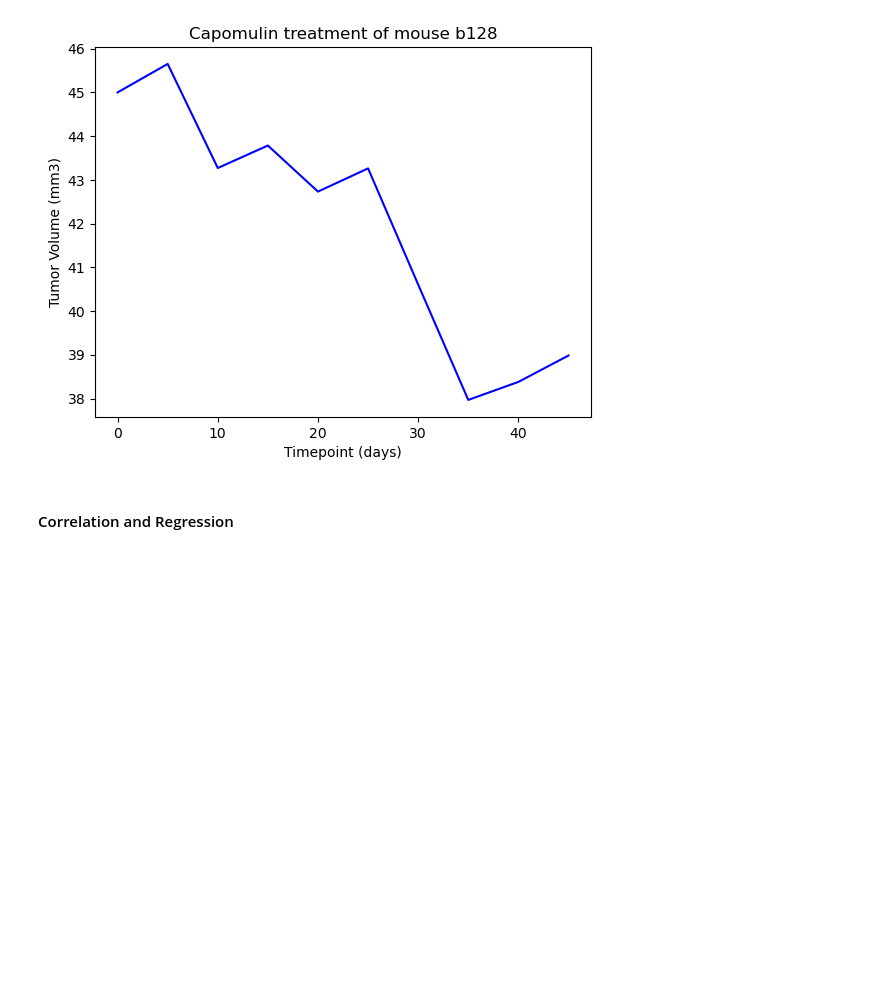
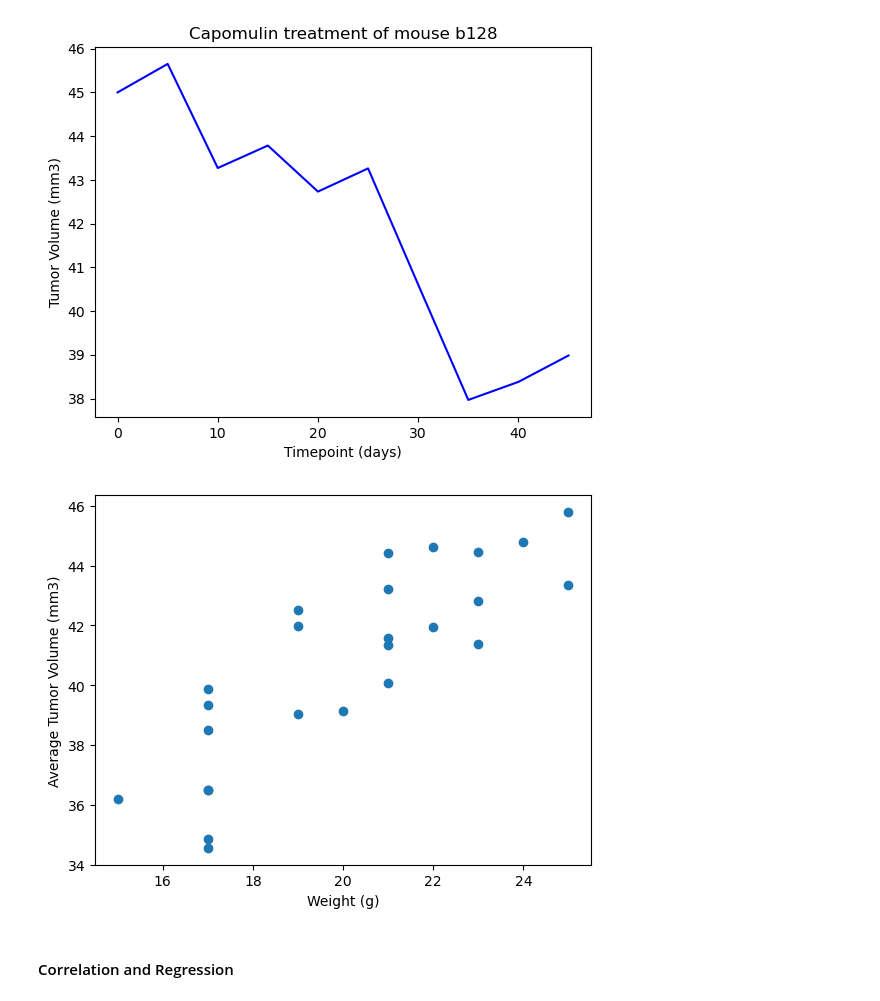
Before and after one commit to sallyca530/Matplotlib-Challenge, a Jupyter notebook: Pymaceuticals/main_py/mainPymaceuticals.ipynb, the cells around one changed output. Saved outputs shown, nothing was run; the diff lists cells and outputs as text; code cells hidden in the pictures; blank space fills up the shorter version.

Commit message:
through correlation/regression plot

```diff
--- a/Pymaceuticals/main_py/mainPymaceuticals.ipynb
+++ b/Pymaceuticals/main_py/mainPymaceuticals.ipynb
@@ -361,2 +360,18 @@ Text(0, 0.5, 'Tumor Volume (mm3)')
+# %%
+# Generate a scatter plot of mouse weight vs. the average observed tumor volume for the entire Capomulin regimen
+#gather all mice with Capomulin treatment
+mouse_cap = cl_mouse_df.loc[cl_mouse_df["Drug Regimen"] == "Capomulin", : ]
+#average individual mouse weights
+mouse_ID = mouse_cap.groupby("Mouse ID")
+#weight with Capomulin treatment
+weight = mouse_ID["Weight (g)"].mean()
+av_tumor_vol = mouse_ID["Tumor Volume (mm3)"].mean()
+
+plt.scatter(weight,av_tumor_vol)
+plt.xlabel('Weight (g)')
+plt.ylabel('Average Tumor Volume (mm3)')
+plt.show()
+# %% [output]
+[figure, added]
 # %% [markdown]
 #### Correlation and Regression
```
Also changed, not shown: parts of 4 cells of this notebook.
